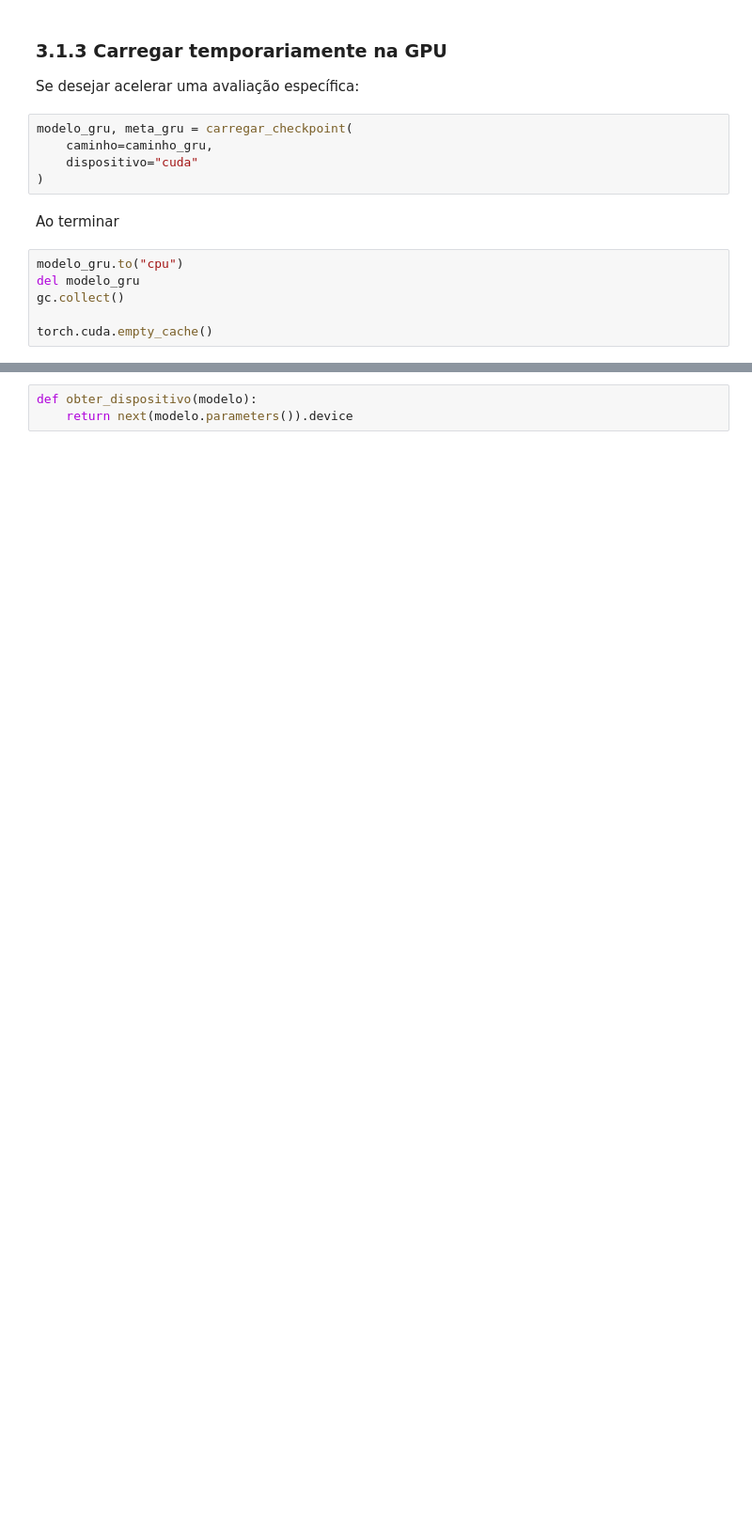
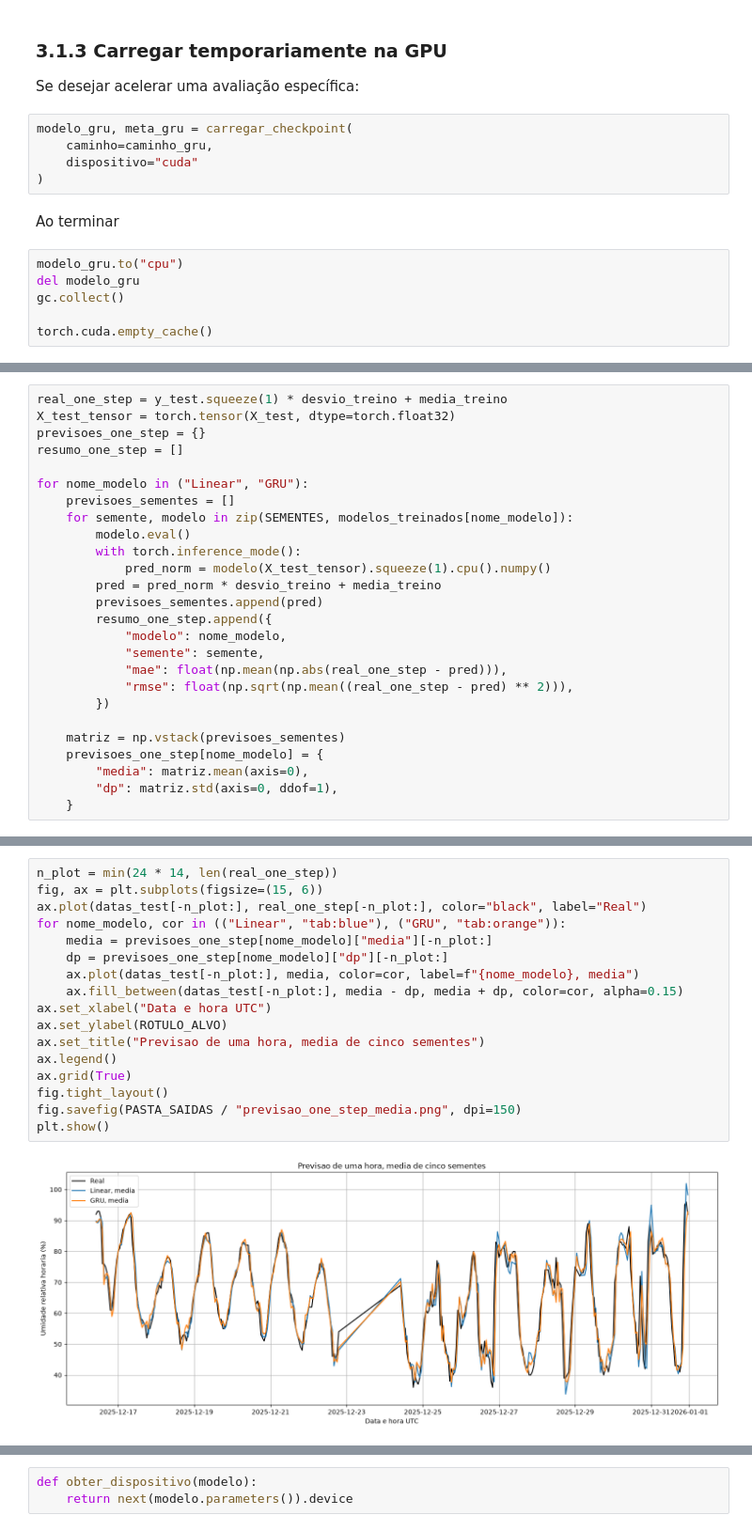
Before and after one commit to pauloadilson/PIC-IV-GRUPO-05-DRP13-AM, a Jupyter notebook: inmet_modeling.ipynb, the cells around one changed output, grey strips where cells are left out. Shown at 94% size. Drawn from its saved outputs; the diff is of its cells as text; blank space fills up the shorter version.

```diff
--- a/inmet_modeling.ipynb
+++ b/inmet_modeling.ipynb
@@ -1102,0 +827,26 @@ RMSE de 1 hora: 4.526
+# %%
+real_one_step = y_test.squeeze(1) * desvio_treino + media_treino
+X_test_tensor = torch.tensor(X_test, dtype=torch.float32)
+previsoes_one_step = {}
+resumo_one_step = []
+
+for nome_modelo in ("Linear", "GRU"):
+    previsoes_sementes = []
+    for semente, modelo in zip(SEMENTES, modelos_treinados[nome_modelo]):
+        modelo.eval()
+        with torch.inference_mode():
+            pred_norm = modelo(X_test_tensor).squeeze(1).cpu().numpy()
+        pred = pred_norm * desvio_treino + media_treino
+        previsoes_sementes.append(pred)
+        resumo_one_step.append({
+            "modelo": nome_modelo,
+            "semente": semente,
+            "mae": float(np.mean(np.abs(real_one_step - pred))),
+            "rmse": float(np.sqrt(np.mean((real_one_step - pred) ** 2))),
+        })
+
+    matriz = np.vstack(previsoes_sementes)
+    previsoes_one_step[nome_modelo] = {
+        "media": matriz.mean(axis=0),
+        "dp": matriz.std(axis=0, ddof=1),
+    }
@@ -1103 +875,20 @@ RMSE de 1 hora: 4.526
+# %%
+n_plot = min(24 * 14, len(real_one_step))
+fig, ax = plt.subplots(figsize=(15, 6))
+ax.plot(datas_test[-n_plot:], real_one_step[-n_plot:], color="black", label="Real")
+for nome_modelo, cor in (("Linear", "tab:blue"), ("GRU", "tab:orange")):
+    media = previsoes_one_step[nome_modelo]["media"][-n_plot:]
+    dp = previsoes_one_step[nome_modelo]["dp"][-n_plot:]
+    ax.plot(datas_test[-n_plot:], media, color=cor, label=f"{nome_modelo}, media")
+    ax.fill_between(datas_test[-n_plot:], media - dp, media + dp, color=cor, alpha=0.15)
+ax.set_xlabel("Data e hora UTC")
+ax.set_ylabel(ROTULO_ALVO)
+ax.set_title("Previsao de uma hora, media de cinco sementes")
+ax.legend()
+ax.grid(True)
+fig.tight_layout()
+fig.savefig(PASTA_SAIDAS / "previsao_one_step_media.png", dpi=150)
+plt.show()
+# %% [output]
+[figure, added]
 # %% [markdown]
```
Also changed, not shown: parts of 173 cells of this notebook, 2 other files.
